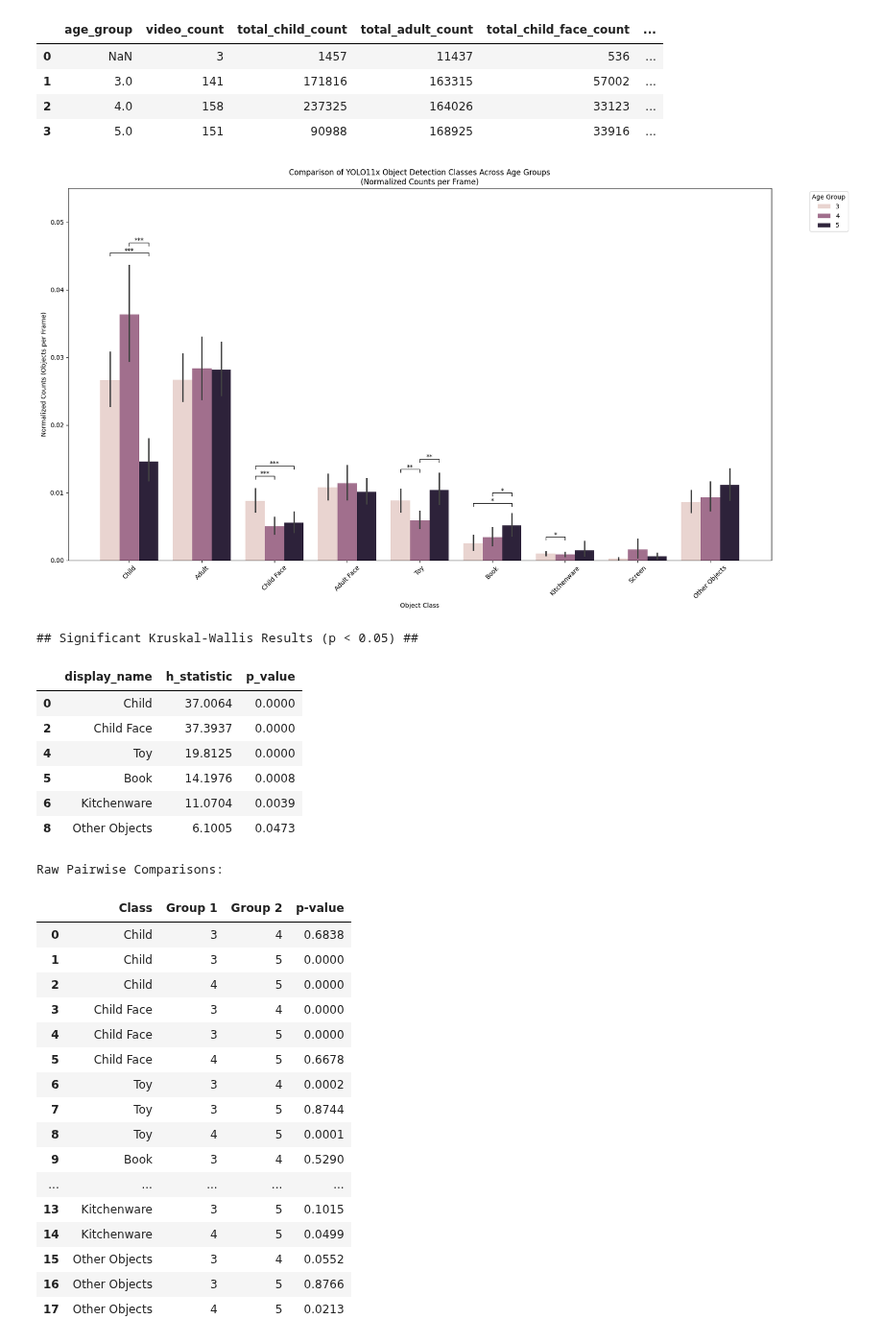
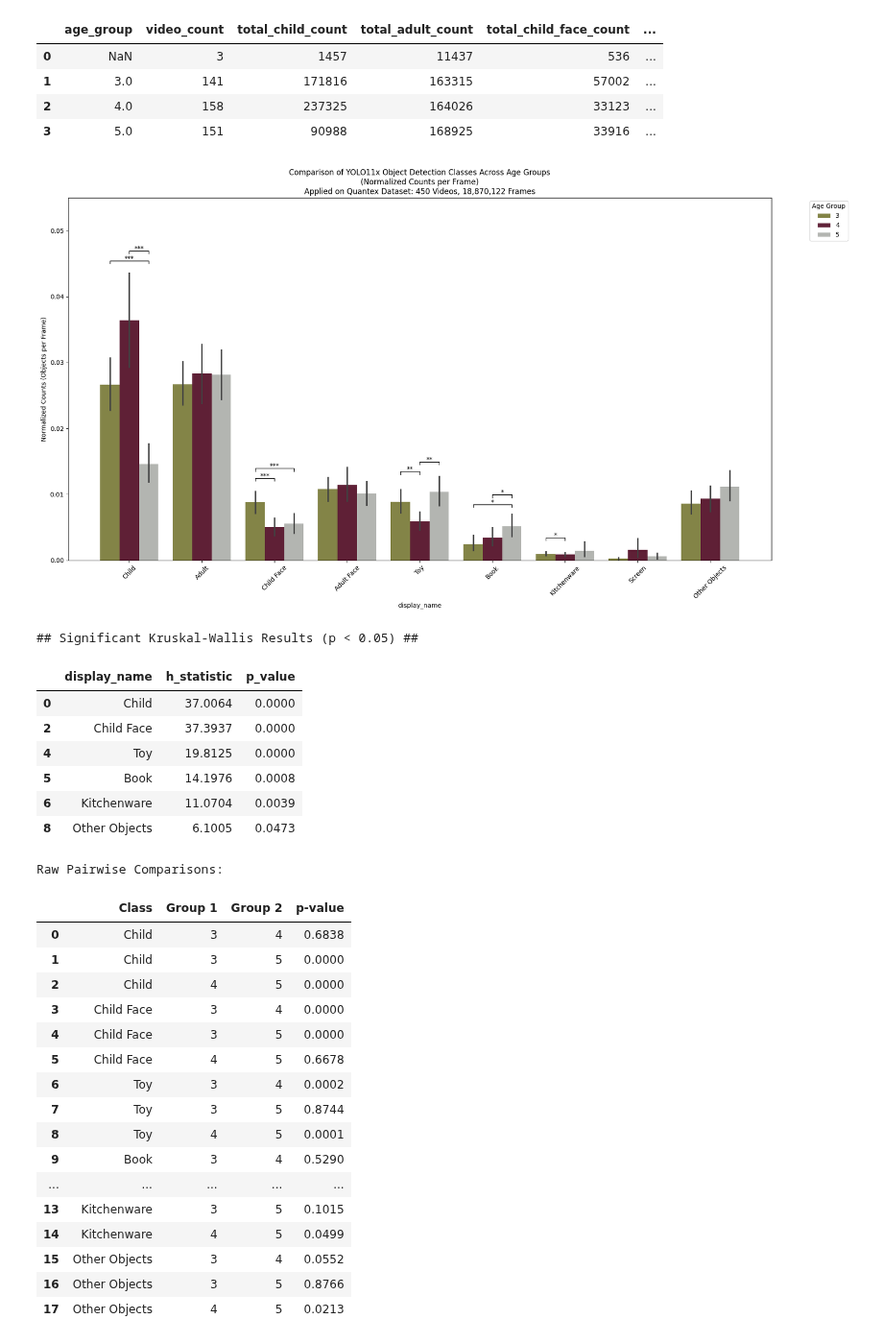
Before and after one commit to neleSuffo/naturalistic-social-analysis, a Jupyter notebook: notebooks/quantex_age_splits.ipynb, the cells around one changed output. Shown at 96% size. Cells and saved outputs as stored; diff of their text form; code cells hidden in the pictures.

```diff
--- a/notebooks/quantex_age_splits.ipynb
+++ b/notebooks/quantex_age_splits.ipynb
@@ -224,6 +224,12 @@ for _, row in sig_pairwise.iterrows():
     key = (row['Class'], row['Group 1'], row['Group 2'])
     annotation_dict[key] = row['Significance']
 
+# Define custom colors for age groups
+age_group_colors = {
+    3: '#8D8E3D',  # leuphana green
+    4: '#691633',  # leuphana red
+    5: '#B3B6B0',  # leuphana blue
+}
 # Create visualization with significance bars
 plt.figure(figsize=(18, 10))
 ax = sns.barplot(
@@ -231,7 +237,8 @@ ax = sns.barplot(
     y='normalized_count',
     hue='age_group',
     data=normalized_results_melted,
-    order=class_display_names.values()
+    order=class_display_names.values(),
+    palette=age_group_colors
 )
 
 # Set fixed y-axis limit to 0.04
@@ -284,36 +291,44 @@ for i, class_name in enumerate(class_display_names.values()):
                         [y_pos, y_pos + bracket_step * 0.3, y_pos + bracket_step * 0.3, y_pos],
                         color='black', linewidth=1)
 
                 # Add the significance label
                 ax.text((x_pos1 + x_pos2) / 2, y_pos + bracket_step * 0.2, significance,
                        ha='center', va='bottom')
 
-plt.title('Comparison of YOLO11x Object Detection Classes Across Age Groups\n(Normalized Counts per Frame)')
-plt.xlabel('Object Class')
+total_videos = len(raw_data['video_id'].unique())
+total_frames_query = """
+SELECT SUM(total_frames) as total_frames
+FROM VideoStatistics
+WHERE age_group IS NOT NULL;
+"""
+total_frames = pd.read_sql(total_frames_query, conn).iloc[0]['total_frames']
+
+plt.title(f'Comparison of YOLO11x Object Detection Classes Across Age Groups\n(Normalized Counts per Frame)\n'
+          f'Applied on Quantex Dataset: {total_videos:,} Videos, {total_frames:,} Frames')  # added pad to give more space for the longer titleplt.xlabel('Object Class')
 plt.ylabel('Normalized Counts (Objects per Frame)')
 plt.xticks(rotation=45)
 plt.legend(title='Age Group', bbox_to_anchor=(1.05, 1), loc='upper left')
 plt.tight_layout()
 plt.savefig('/home/nele_pauline_suffo/outputs/detection_pipeline_results/quantex_normalized_counts.png')
 
 plt.show()
 # save the figure
 
 # Display filtered results
 print("## Significant Kruskal-Wallis Results (p < 0.05) ##")
 display(significance_results[significance_results['p_value'] < 0.05]
         [['display_name', 'h_statistic', 'p_value']].round(4))
 
 print("\nRaw Pairwise Comparisons:")
 # display full p-values for as 0.0000
 pd.options.display.float_format = '{:.4f}'.format
 display(pairwise_results_df[['Class', 'Group 1', 'Group 2', 'p-value']])
 
 print("\n## Significant Pairwise Comparisons (Bonferroni-corrected) ##")
 display(sig_pairwise[['Class', 'Group 1', 'Group 2',
                      'Statistic', 'p_adjusted', 'Significance']].round(4))
 # %% [output]
-[figure, old version]
+[figure, new version]
 ## Significant Kruskal-Wallis Results (p < 0.05) ##
 |  | display_name | h_statistic | p_value |
 | 0 | Child | 37.0064 | 0.0000 |
```
